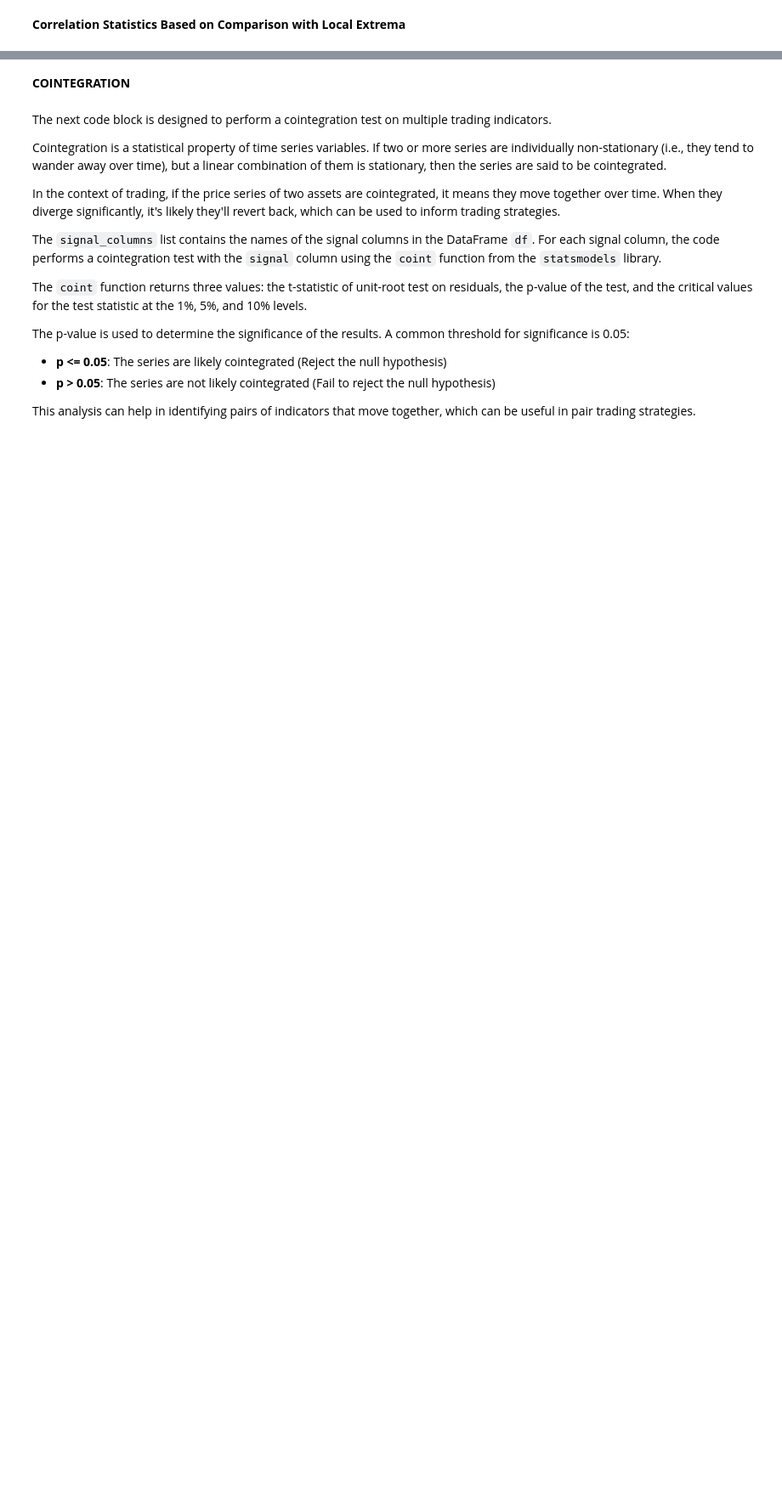
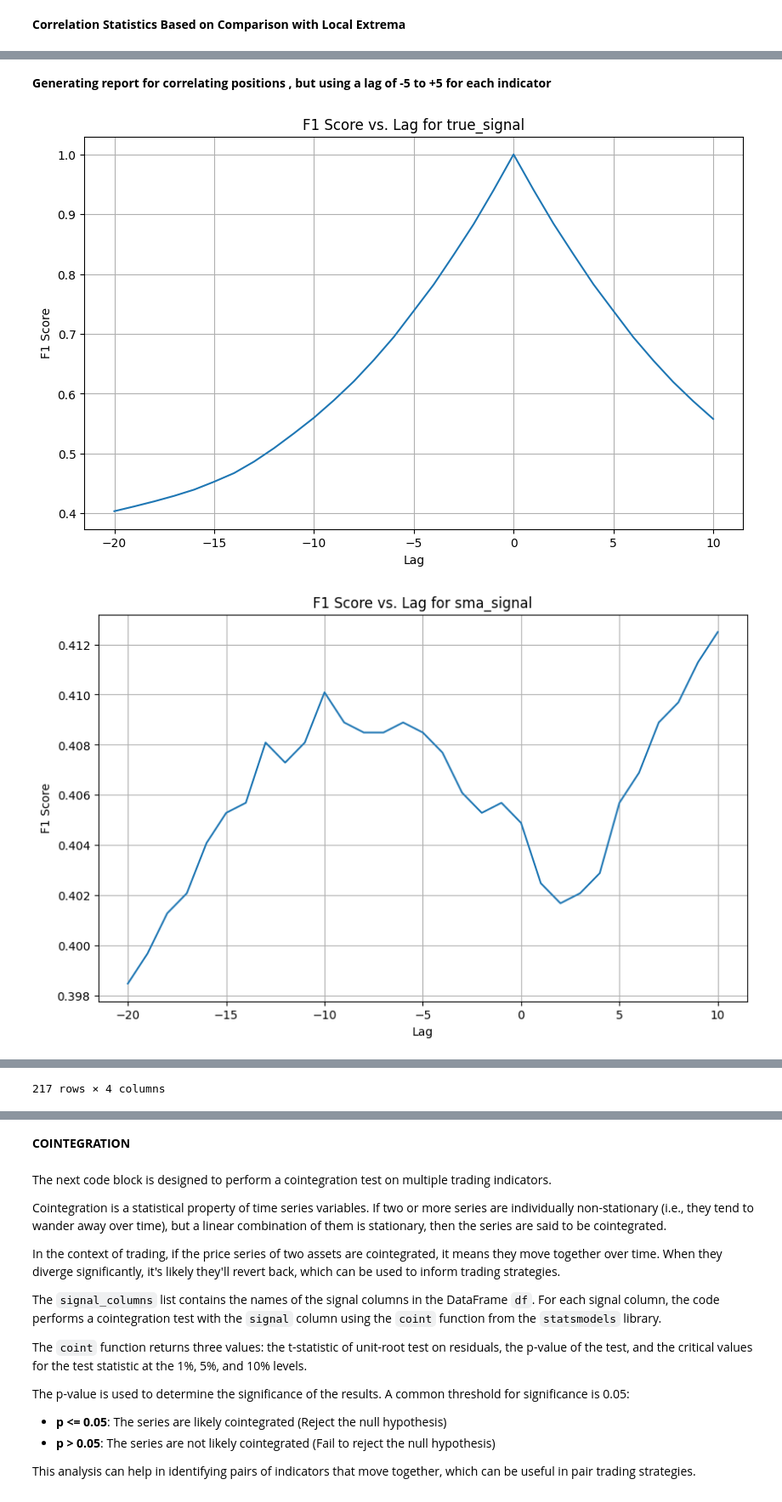
Before and after one commit to abhinav70291/TechnicalAnalysis-for-intra-day-trading, a Jupyter notebook: Technical_Analysis_correlation_.ipynb, the cells around one changed output, grey strips where cells are left out. Shown at 85% size. Drawn from its saved outputs; the diff is of its cells as text; code cells hidden in the pictures; blank space fills up the shorter version.

```diff
--- a/Technical_Analysis_correlation_.ipynb
+++ b/Technical_Analysis_correlation_.ipynb
@@ -1280,0 +1224,11 @@ Please note that MI is non-negative and it is equal to zero precisely when X and
+# %%
+signals = [col for col in df.columns if 'signal' in col]
+
+for signal in signals:
+    for day in np.unique(df.index.date):
+        indices = df[df.index.date == day].index
+        for i in range(len(indices) - 1):  # subtracting 1 because we're looking ahead by 1 row
+            if df.loc[indices[i], signal] == 1 and df.loc[indices[i + 1], signal] == 0:
+                df.loc[indices[i + 1], signal] = 1
+            elif df.loc[indices[i], signal] == -1 and df.loc[indices[i + 1], signal] == 0:
+                df.loc[indices[i + 1], signal] = -1
@@ -1280,0 +1303,49 @@ Please note that MI is non-negative and it is equal to zero precisely when X and
+# %% [markdown]
+**Generating report for correlating positions , but using a lag of -5 to +5 for each indicator**
+# %%
+import matplotlib.pyplot as plt
+from sklearn.metrics import accuracy_score, precision_score, recall_score, f1_score
+
+results = {}
+
+for signal in signals:
+    f1_scores = []
+    lags = list(range(-20, 11))
+    for lag in lags:
+        # Shifting the signal using the lag value
+        shifted_signal = df[signal].shift(lag).fillna(0)
+
+        # Calculating metrics
+        accuracy = accuracy_score(df['true_signal'], shifted_signal)
+        precision = precision_score(df['true_signal'], shifted_signal, average='micro', zero_division=0)
+        recall = recall_score(df['true_signal'], shifted_signal, average='micro', zero_division=0)
+        f1 = f1_score(df['true_signal'], shifted_signal, average='micro', zero_division=0)
+
+        # Store the results
+        results[(signal, lag)] = {
+            'accuracy': accuracy,
+            'precision': precision,
+            'recall': recall,
+            'f1_score': f1
+        }
+
+        # Store the F1 score for the plot
+        f1_scores.append(f1)
+
+    # Plot F1 score vs. lag for the current signal
+    plt.figure(figsize=(10, 6))
+    plt.plot(lags, f1_scores)
+    plt.xlabel('Lag')
+    plt.ylabel('F1 Score')
+    plt.title(f'F1 Score vs. Lag for {signal}')
+    plt.grid(True)
+    plt.show()
+
+# Converting results to dataframe
+results_df = pd.DataFrame(results).transpose()
+
+results_df.drop(index="true_signal", inplace=True)
+results_df
+# %% [output]
+[figure, added]
+[figure, added]
@@ -1280,0 +1370 @@ Please note that MI is non-negative and it is equal to zero precisely when X and
+217 rows × 4 columns
```
Also changed, not shown: parts of 59 cells of this notebook.
